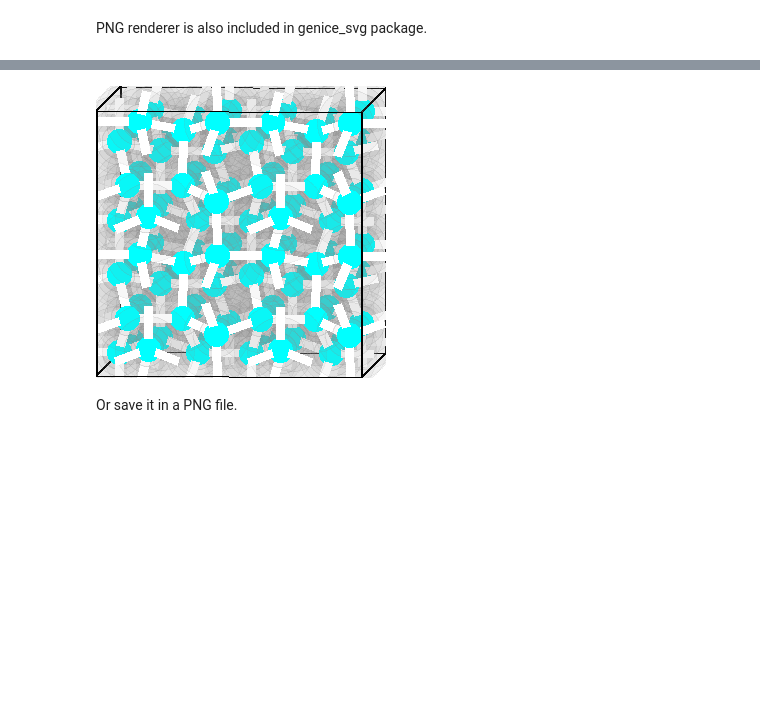
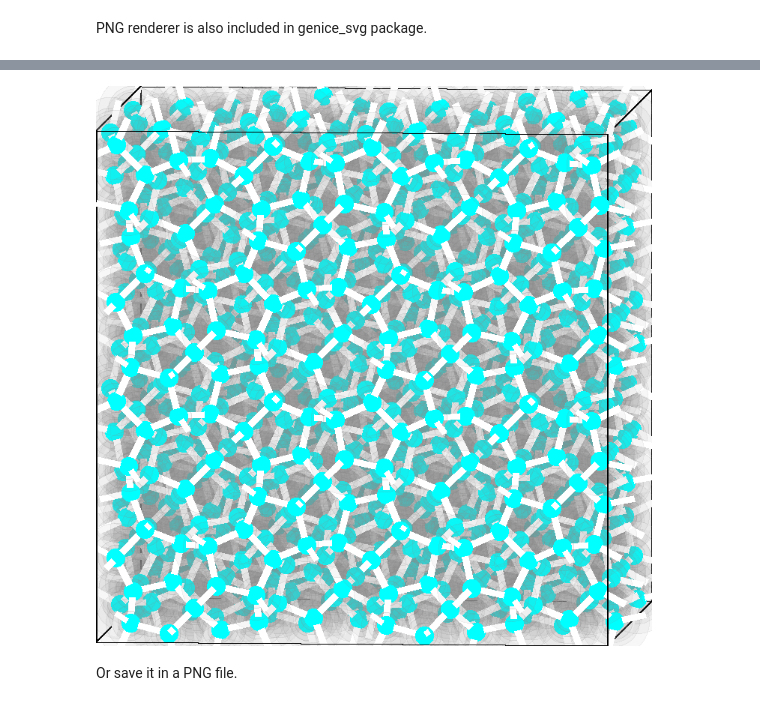
Before and after one commit to vitroid/GenIce, a Jupyter notebook: test.ipynb, the cells around one changed output, grey strips where cells are left out. Saved outputs shown, nothing was run; the diff lists cells and outputs as text; code cells hidden in the pictures; blank space fills up the shorter version.

```diff
--- a/test.ipynb
+++ b/test.ipynb
@@ -74,7 +71,7 @@ PNG renderer is also included in genice_svg package.
 from genice2.genice import GenIce
 from genice2.plugin import safe_import
 
-lattice    = safe_import("lattice", "ice3").Lattice()
+lattice    = safe_import("lattice", "CS2").Lattice()
 formatter  = safe_import("format", "png").Format(shadow="#8881",encode=False,bg="#fff",rotatex=5,rotatey=5)
 water      = safe_import("molecule", "spce").Molecule()
 img = GenIce(lattice, rep=[2,2,2]).generate_ice(water, formatter)
@@ -85,4 +83,4 @@ display(img)
-[figure, old version]
+[figure, new version]
 # %% [markdown]
 Or save it in a PNG file.
 # %%
```
Also changed, not shown: parts of 11 cells of this notebook.
